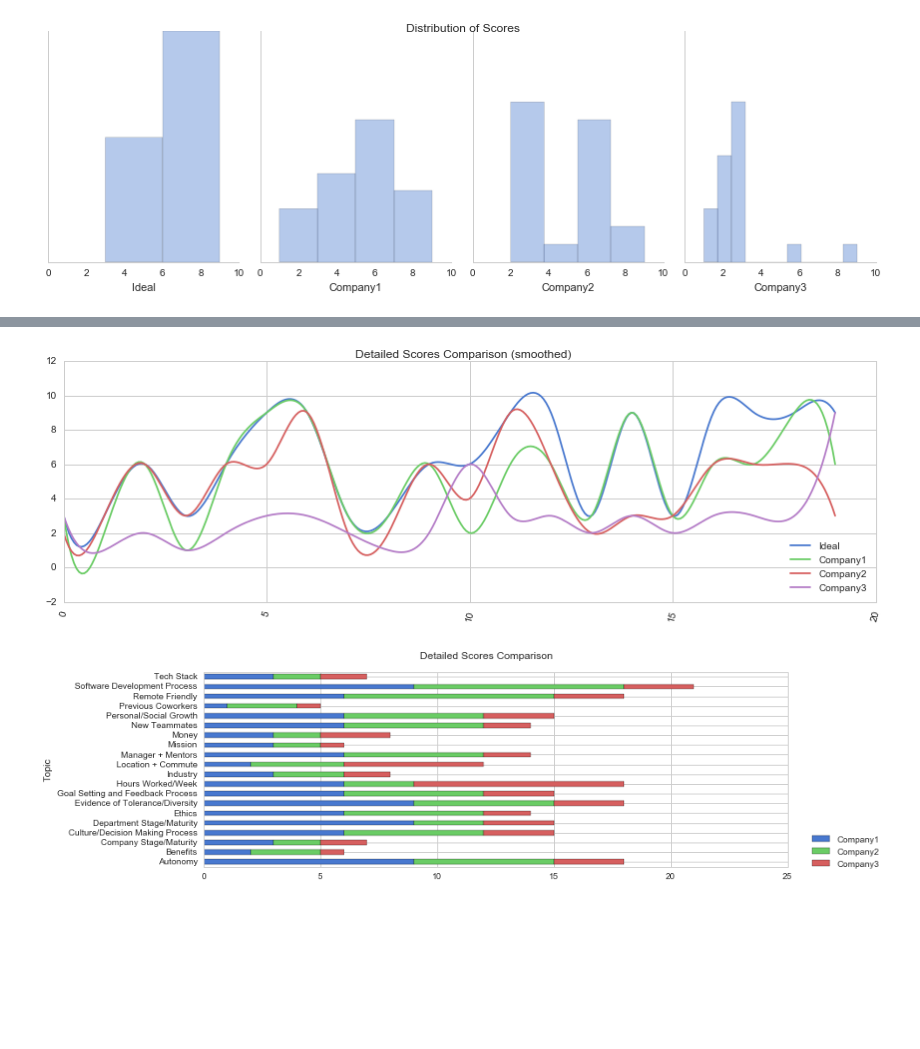
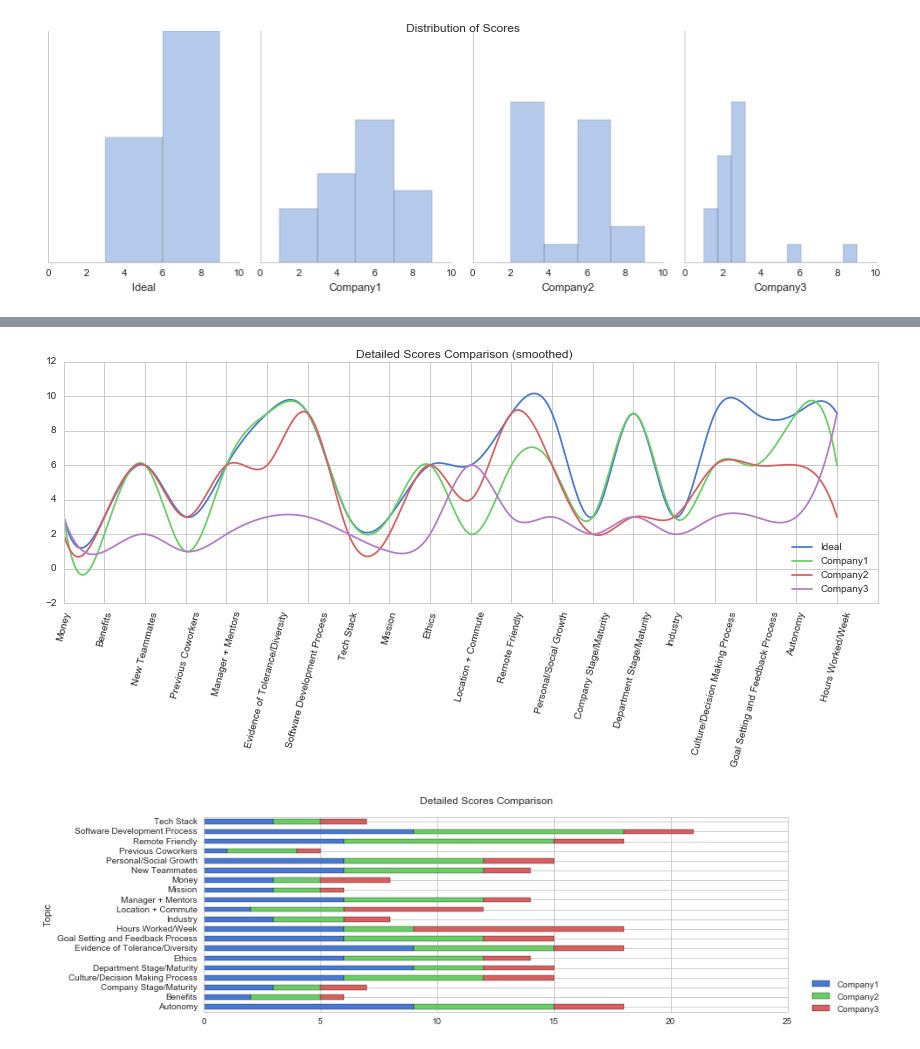
Before and after one commit to martinwalsh/candidate_considerations, a Jupyter notebook: Candidate Considerations Survey Visualization.ipynb, the cells around one changed output, grey strips where cells are left out. Saved outputs shown, nothing was run; the diff lists cells and outputs as text; code cells hidden in the pictures; blank space fills up the shorter version.

```diff
--- a/Candidate Considerations Survey Visualization.ipynb
+++ b/Candidate Considerations Survey Visualization.ipynb
@@ -138,21 +139,21 @@ _ = pylab.legend([v[0] for v in df.groupby('Company')], loc=9, bbox_to_anchor=(1
 # %%
 from scipy.interpolate import spline
 x = range(0, len(df.Topic.unique()))
 x_smooth = np.linspace(min(x), max(x), 300)
 _, ax = pylab.subplots(1, 1)
 
 for company in df.Company.unique():
     y = df[df.Company == company].Score
     y_smooth = spline(x, y, x_smooth)
     ax.plot(x_smooth, y_smooth, label=company)
 
 ax.legend()
 pylab.gcf().suptitle('Detailed Scores Comparison (smoothed)')
 pylab.gcf().tight_layout()
-pylab.xticks(rotation=75)
+pylab.xticks(range(len(df.Topic.unique())), df.Topic.unique(), rotation=75)
 _ = pylab.legend(loc='lower right')
 # %% [output]
-[figure, old version]
+[figure, new version]
 # %%
 df[df.Company != 'Ideal'].pivot('Topic', 'Company')['Score'].plot(kind='barh', stacked=True)
 pylab.gcf().suptitle('Detailed Scores Comparison')
```
Also changed, not shown: parts of 2 cells of this notebook.
